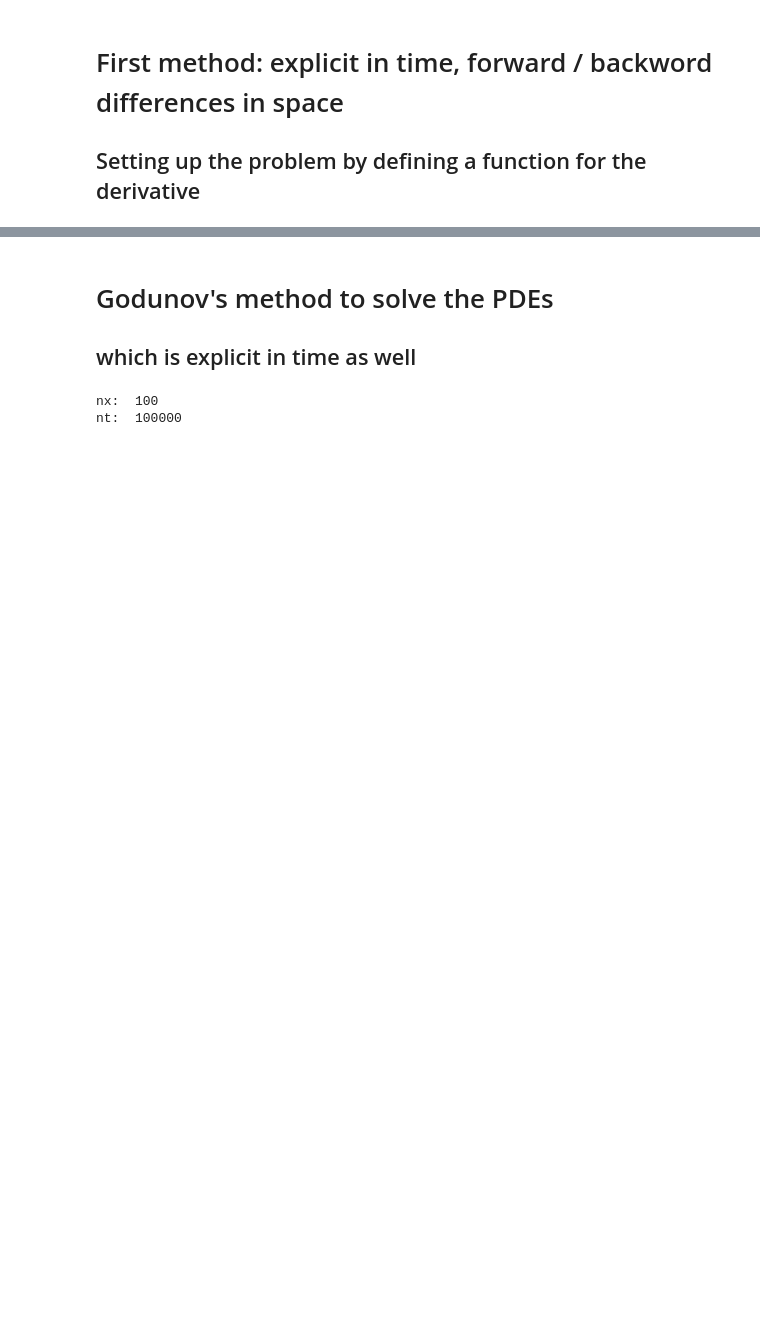
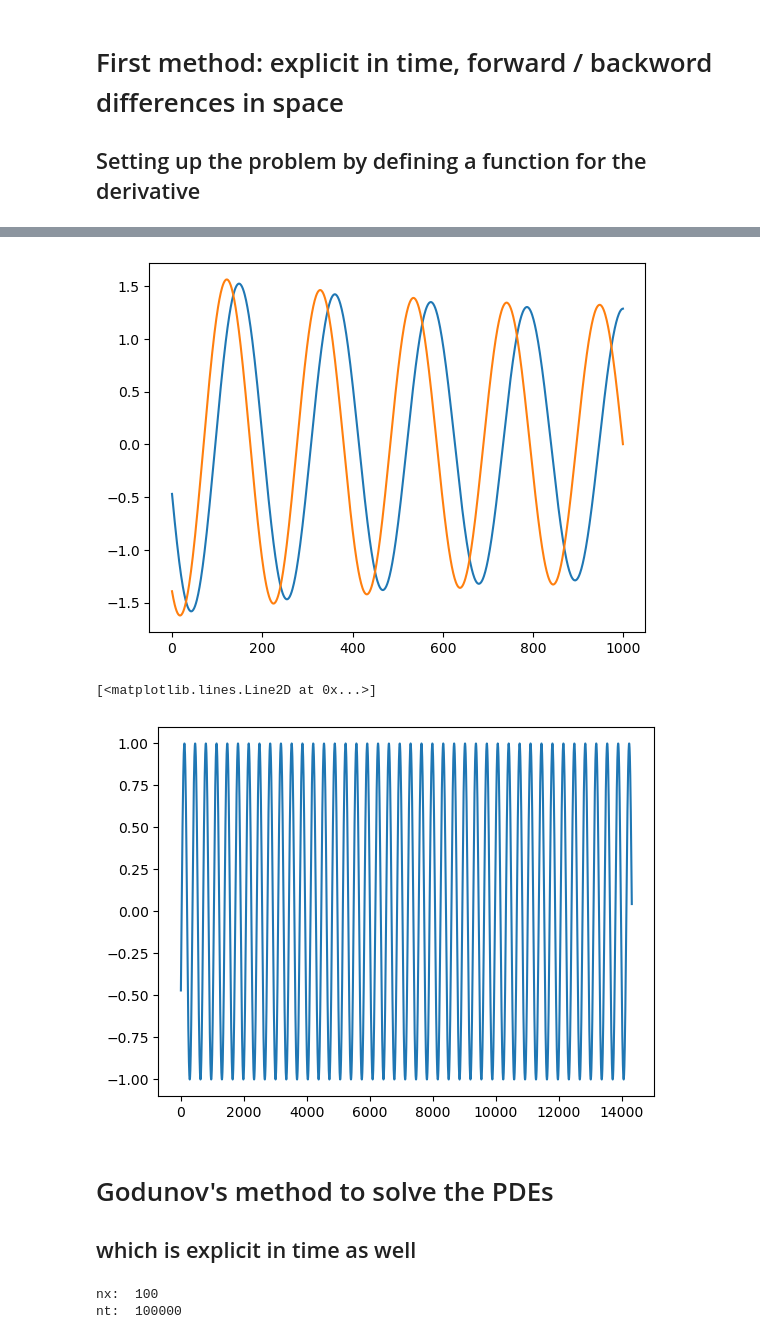
Before and after one commit to AlejandroPenacho/PINN-Project, a Jupyter notebook: numerical.ipynb, the cells around one changed output, grey strips where cells are left out. Cells and saved outputs as stored; diff of their text form; code cells hidden in the pictures; blank space fills up the shorter version.

```diff
--- a/numerical.ipynb
+++ b/numerical.ipynb
@@ -89,3 +89,20 @@ ax.pcolormesh(T, X, sol.y[:n_x, :])
+# %%
+
+n_t = sol.y.shape[1]
+u_bc = sol.y[0,int(n_t/6*4):]
+u_0 = sol.y[:n_x,int(n_t/6*4)]
+i_0 = sol.y[n_x:,int(n_t/6*4)]
+
+plt.plot(u_0)
+plt.plot(i_0)
+plt.show()
+
+plt.figure()
+plt.plot(u_bc)
+# %% [output]
+[figure, added]
+[<matplotlib.lines.Line2D at 0x...>]
+[figure, added]
 # %% [markdown]
 # Godunov's method to solve the PDEs
 ## which is explicit in time as well
```
Also changed, not shown: parts of 3 cells of this notebook.
